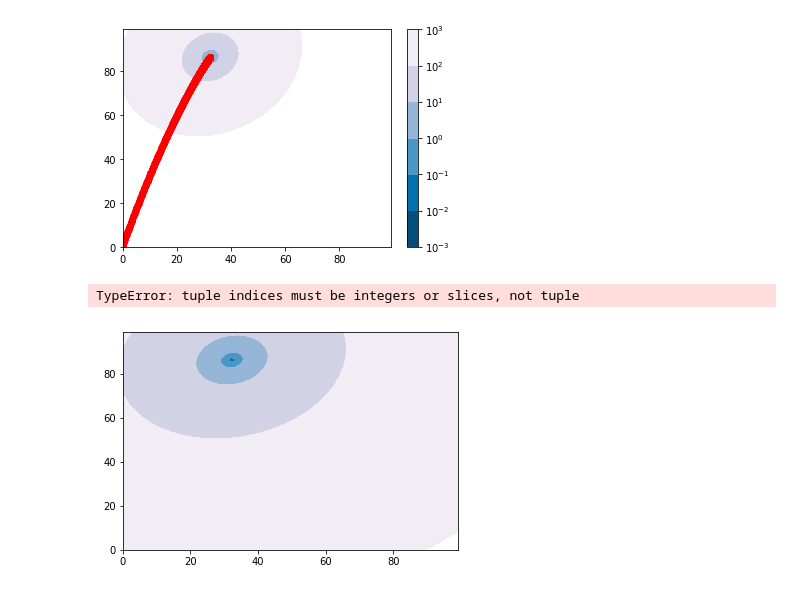
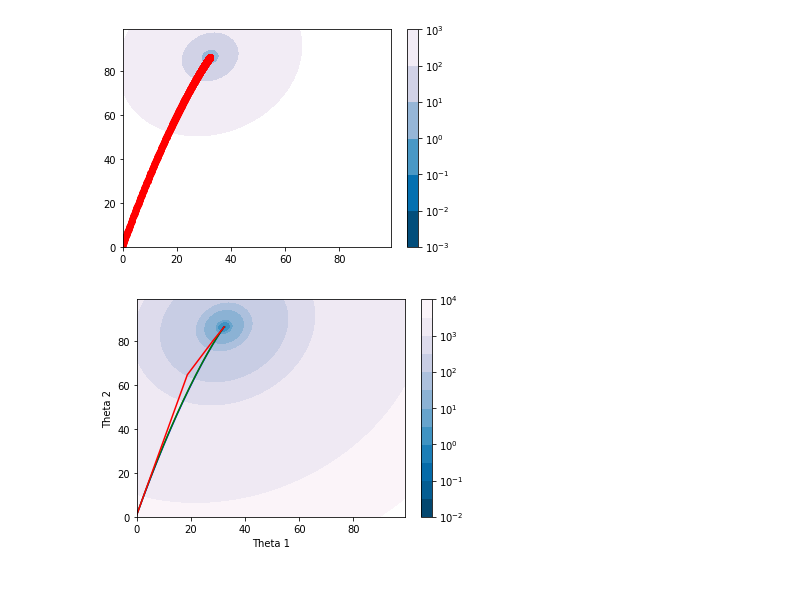
Before and after one commit to robahall/GradDesc, a Jupyter notebook: notebooks/1.0_rah_Gradient_Descent_Algorithims.ipynb, the cells around one changed output. Saved outputs shown, nothing was run; the diff lists cells and outputs as text; code cells hidden in the pictures.

Commit message:
Chart working for 2 coefs

```diff
--- a/notebooks/1.0_rah_Gradient_Descent_Algorithims.ipynb
+++ b/notebooks/1.0_rah_Gradient_Descent_Algorithims.ipynb
@@ -87,28 +87,31 @@ test = np.random.rand(1,2)*100
 # %%
 x = np.arange(0, 100, 1)
 y = np.arange(0, 100, 1)
 xx, yy = np.meshgrid(x, y, sparse=True)
 z = np.average((np.dot(features, np.array([xx, yy])) - target) ** 2)
-levels = [0.01, 0.1, 1, 10, 100, 1000, 10000]
+levels = [0.01, 0.05, 0.1, 0.5, 1, 5, 10, 50, 100, 500, 1000, 5000, 10000]
 
 fig, ax = plt.subplots()
 cs = ax.contourf(x,y,z, levels, locator=ticker.LogLocator(), cmap=cm.PuBu_r)
 
 theta = np.array([0,1])
 epochs = 1000
 
-i = [0.01]
-j = ['b', 'g', 'r']
-for lr, c in zip(i,j):
+learing = [0.01, 0.1, 10]
+colors = ['b', 'g', 'r']
+
+
+for lr, c in i:
     theta = np.array([0,1])
-    thetas = perform_learning(lr, theta, epochs)
+    thetas, MSE = perform_learning(lr, theta, epochs)
     ax.plot(thetas[:,0],thetas[:,1], c)
 
 cbar = fig.colorbar(cs)
+plt.xlabel('Theta 1')
+plt.ylabel('Theta 2')
 plt.show()
 # %% [output]
-TypeError: tuple indices must be integers or slices, not tuple
-[figure, old version]
+[figure, new version]
 # %%
 theta = np.array([0,1])
 epochs = 1000
```
Also changed, not shown: parts of 1 cell of this notebook.
